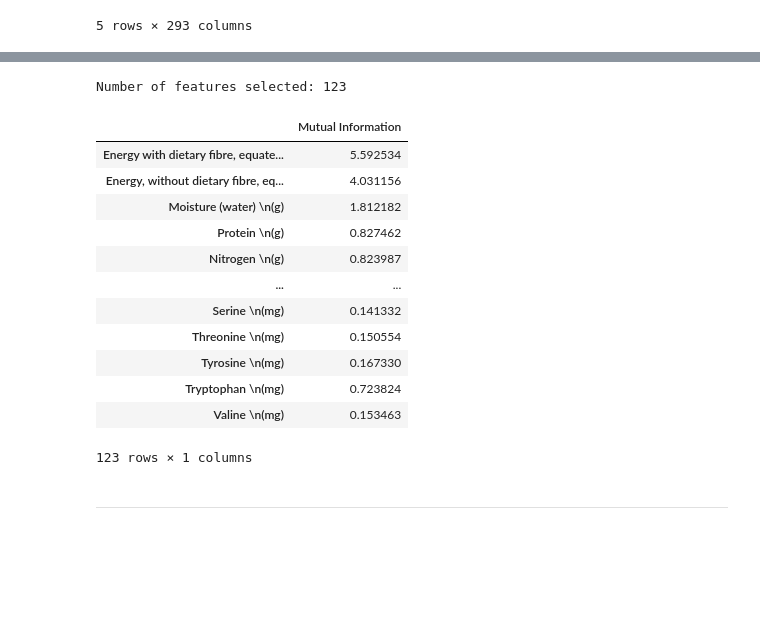
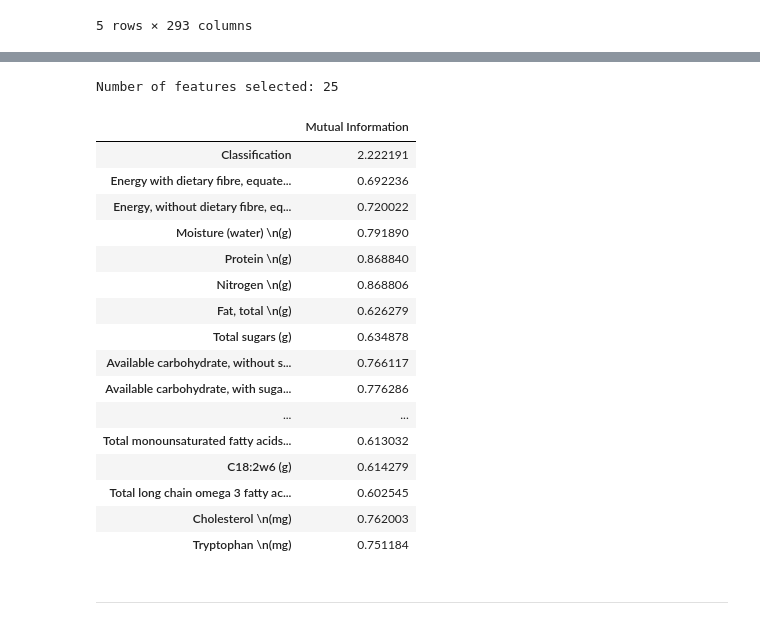
Before and after one commit to d4vidsha/food-groups-classification-model, a Jupyter notebook: src/preprocessing.ipynb, the cells around one changed output, grey strips where cells are left out. Cells and saved outputs as stored; diff of their text form; code cells hidden in the pictures; blank space fills up the shorter version.

```diff
--- a/src/mutual-information.ipynb
+++ b/src/preprocessing.ipynb
@@ -43,22 +59,22 @@ Top 5 classifications: ['18', '24', '12', '16', '15']
 # %%
 # deal with NaN values
 
-# drop columns with x many NaN values
-x = data.shape[0] * 0.1
-data_without_nans = data.dropna(axis=1, thresh=x)
+# # drop columns with x many NaN values
+# x = data.shape[0] * 0.1
+# data_without_nans = data.dropna(axis=1, thresh=x)
 
 # print shapes of data
 print(f"Original data: {data.shape}")
-print(f"After dropping columns: {data_without_nans.shape}")
+# print(f"After dropping columns: {data_without_nans.shape}")
 
-# # drop rows with NaN values
-# data_without_nans = data_without_nans.dropna(axis=0)
+# # # drop rows with NaN values
+# # data_without_nans = data_without_nans.dropna(axis=0)
 
-# print shapes of data
-print(f"After dropping rows: {data_without_nans.shape}")
+# # print shapes of data
+# print(f"After dropping rows: {data_without_nans.shape}")
 
 # replace NaN values with 0
 data_without_nans = data.fillna(0)
-
+print(f"After replacing NaNs with 0: {data_without_nans.shape}")
 data_without_nans.head()
 # %% [output]
@@ -83,41 +98,45 @@ mi = mutual_info_regression(nutritional_values, nutritional_values['Energy with
 # %%
-# # classification is the target variable of mutual information calculation
-# from sklearn.feature_selection import mutual_info_classif
+# classification is the target variable of mutual information calculation
+from sklearn.feature_selection import mutual_info_classif
 
-# nutritional_values = data_without_nans.drop(['Public Food Key', 'Food Name'], axis=1)
+nutritional_values = data_without_nans.drop(['Public Food Key', 'Food Name'], axis=1)
 
-# # calculate mutual information
-# mi = mutual_info_classif(nutritional_values, nutritional_values['Classification'])
+# calculate mutual information
+mi = mutual_info_classif(nutritional_values, nutritional_values['Classification'])
 # %%
 # show all mutual information values above threshold
-THRESHOLD = 0.1
+THRESHOLD = 0.6
 selected_features = {}
 for i in range(len(mi)):
     if mi[i] >= THRESHOLD:
         selected_features[nutritional_values.columns[i]] = mi[i]
 print("Number of features selected:", len(selected_features))
 
 # use the selected features to create a new dataframe of only the selected features
 data_with_selected_features = data[['Public Food Key', 'Classification', 'Food Name'] + list(selected_features.keys())[1:]]
 
 # convert dictionary to dataframe
 selected_features = pd.DataFrame.from_dict(selected_features, orient='index', columns=['Mutual Information'])
 selected_features
 # %% [output]
-Number of features selected: 123
+Number of features selected: 25
 |  | Mutual Information |
-| Energy with dietary fibre, equate... | 5.592534 |
-| Energy, without dietary fibre, eq... | 4.031156 |
-| Moisture (water) \n(g) | 1.812182 |
-| Protein \n(g) | 0.827462 |
-| Nitrogen \n(g) | 0.823987 |
+| Classification | 2.222191 |
+| Energy with dietary fibre, equate... | 0.692236 |
+| Energy, without dietary fibre, eq... | 0.720022 |
+| Moisture (water) \n(g) | 0.791890 |
+| Protein \n(g) | 0.868840 |
+| Nitrogen \n(g) | 0.868806 |
+| Fat, total \n(g) | 0.626279 |
+| Total sugars (g) | 0.634878 |
+| Available carbohydrate, without s... | 0.766117 |
+| Available carbohydrate, with suga... | 0.776286 |
 | ... | ... |
-| Serine \n(mg) | 0.141332 |
-| Threonine \n(mg) | 0.150554 |
-| Tyrosine \n(mg) | 0.167330 |
-| Tryptophan \n(mg) | 0.723824 |
-| Valine \n(mg) | 0.153463 |
+| Total monounsaturated fatty acids... | 0.613032 |
+| C18:2w6 (g) | 0.614279 |
+| Total long chain omega 3 fatty ac... | 0.602545 |
+| Cholesterol \n(mg) | 0.762003 |
+| Tryptophan \n(mg) | 0.751184 |
-123 rows × 1 columns
 # %%
 # save selected features to csv
 selected_features.to_csv('../data/selected-features.csv', sep=',', header=True, index=False)
```
Also changed, not shown: parts of 3 cells of this notebook, 4 other files.
